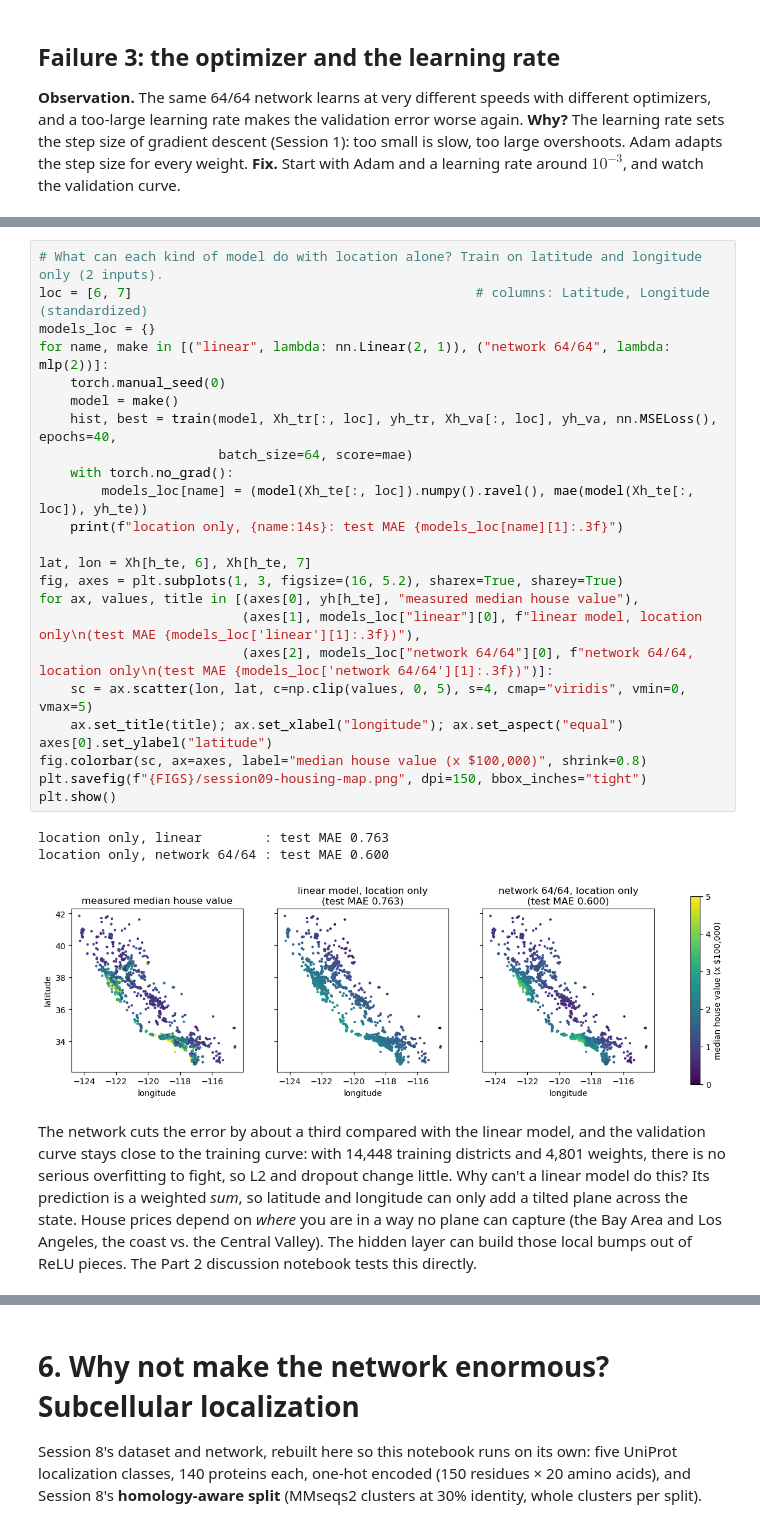
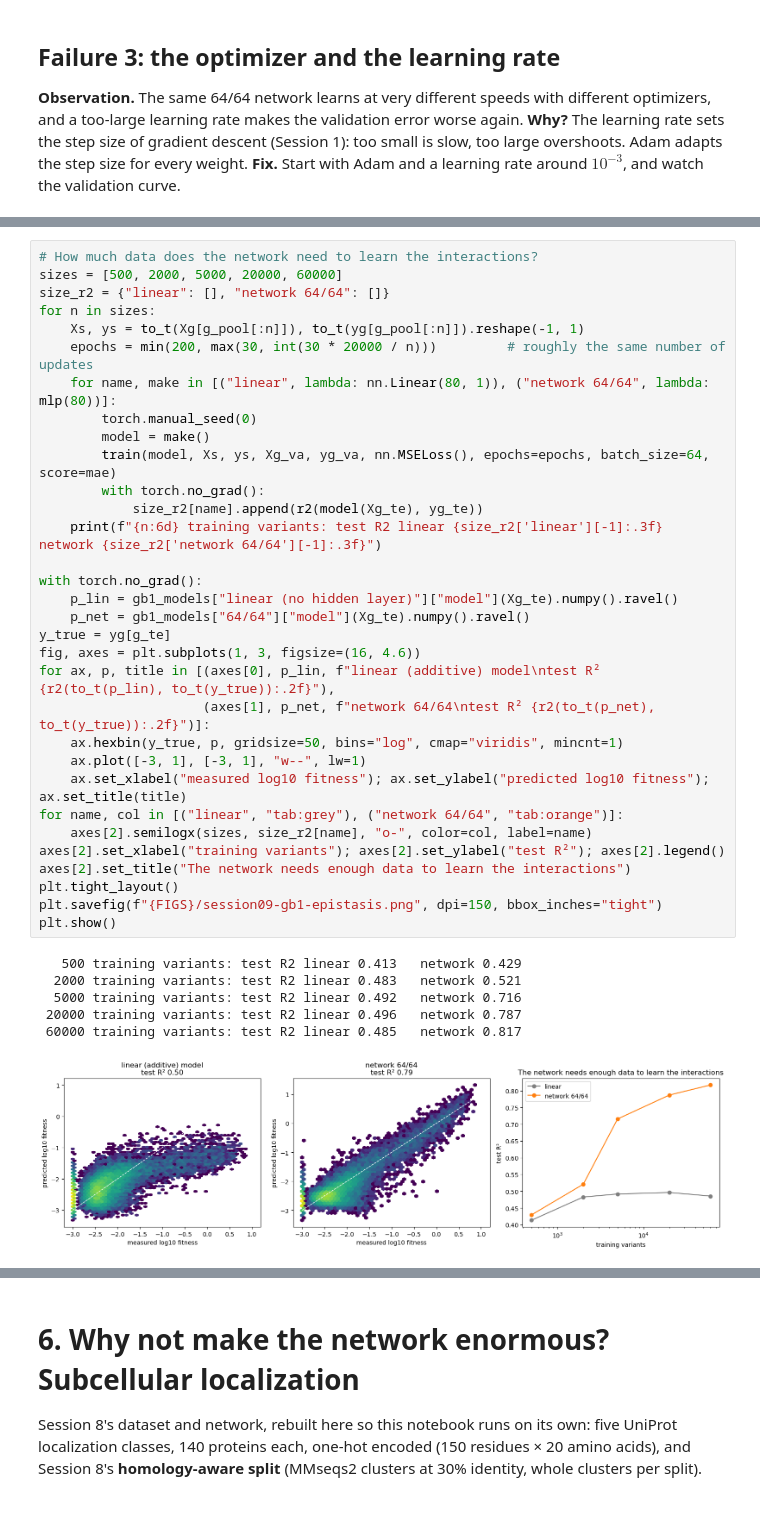
Before and after one commit to ElofssonLab/kb8029-book, a Jupyter notebook: notebooks/session09-backprop-training-regularization.ipynb, the cells around one changed output, grey strips where cells are left out. Drawn from its saved outputs; the diff is of its cells as text.

```diff
--- a/notebooks/session09-backprop-training-regularization.ipynb
+++ b/notebooks/session09-backprop-training-regularization.ipynb
@@ -701,39 +725,39 @@ plt.show()
-# %%
-# What can each kind of model do with location alone? Train on latitude and longitude only (2 inputs).
-loc = [6, 7]                                            # columns: Latitude, Longitude (standardized)
-models_loc = {}
-for name, make in [("linear", lambda: nn.Linear(2, 1)), ("network 64/64", lambda: mlp(2))]:
-    torch.manual_seed(0)
-    model = make()
-    hist, best = train(model, Xh_tr[:, loc], yh_tr, Xh_va[:, loc], yh_va, nn.MSELoss(), epochs=40,
-                       batch_size=64, score=mae)
-    with torch.no_grad():
-        models_loc[name] = (model(Xh_te[:, loc]).numpy().ravel(), mae(model(Xh_te[:, loc]), yh_te))
-    print(f"location only, {name:14s}: test MAE {models_loc[name][1]:.3f}")
-
-lat, lon = Xh[h_te, 6], Xh[h_te, 7]
-fig, axes = plt.subplots(1, 3, figsize=(16, 5.2), sharex=True, sharey=True)
-for ax, values, title in [(axes[0], yh[h_te], "measured median house value"),
-                          (axes[1], models_loc["linear"][0], f"linear model, location only\n(test MAE {models_loc['linear'][1]:.3f})"),
-                          (axes[2], models_loc["network 64/64"][0], f"network 64/64, location only\n(test MAE {models_loc['network 64/64'][1]:.3f})")]:
-    sc = ax.scatter(lon, lat, c=np.clip(values, 0, 5), s=4, cmap="viridis", vmin=0, vmax=5)
-    ax.set_title(title); ax.set_xlabel("longitude"); ax.set_aspect("equal")
-axes[0].set_ylabel("latitude")
-fig.colorbar(sc, ax=axes, label="median house value (x $100,000)", shrink=0.8)
-plt.savefig(f"{FIGS}/session09-housing-map.png", dpi=150, bbox_inches="tight")
-plt.show()
-# %% [output]
-location only, linear        : test MAE 0.763
-location only, network 64/64 : test MAE 0.600
-[figure, removed]
-# %% [markdown]
-The network cuts the error by about a third compared with the linear
-model, and the validation curve stays close to the training curve: with
-14,448 training districts and 4,801 weights, there is no serious
-overfitting to fight, so L2 and dropout change little. Why can't a linear
-model do this? Its prediction is a weighted *sum*, so latitude and
-longitude can only add a tilted plane across the state. House prices
-depend on *where* you are in a way no plane can capture (the Bay Area and
-Los Angeles, the coast vs. the Central Valley). The hidden layer can build
-those local bumps out of ReLU pieces. The Part 2 discussion notebook
-tests this directly.
+# %%
+# How much data does the network need to learn the interactions?
+sizes = [500, 2000, 5000, 20000, 60000]
+size_r2 = {"linear": [], "network 64/64": []}
+for n in sizes:
+    Xs, ys = to_t(Xg[g_pool[:n]]), to_t(yg[g_pool[:n]]).reshape(-1, 1)
+    epochs = min(200, max(30, int(30 * 20000 / n)))         # roughly the same number of updates
+    for name, make in [("linear", lambda: nn.Linear(80, 1)), ("network 64/64", lambda: mlp(80))]:
+        torch.manual_seed(0)
+        model = make()
+        train(model, Xs, ys, Xg_va, yg_va, nn.MSELoss(), epochs=epochs, batch_size=64, score=mae)
+        with torch.no_grad():
+            size_r2[name].append(r2(model(Xg_te), yg_te))
+    print(f"{n:6d} training variants: test R2 linear {size_r2['linear'][-1]:.3f}   network {size_r2['network 64/64'][-1]:.3f}")
+
+with torch.no_grad():
+    p_lin = gb1_models["linear (no hidden layer)"]["model"](Xg_te).numpy().ravel()
+    p_net = gb1_models["64/64"]["model"](Xg_te).numpy().ravel()
+y_true = yg[g_te]
+fig, axes = plt.subplots(1, 3, figsize=(16, 4.6))
+for ax, p, title in [(axes[0], p_lin, f"linear (additive) model\ntest R² {r2(to_t(p_lin), to_t(y_true)):.2f}"),
+                     (axes[1], p_net, f"network 64/64\ntest R² {r2(to_t(p_net), to_t(y_true)):.2f}")]:
+    ax.hexbin(y_true, p, gridsize=50, bins="log", cmap="viridis", mincnt=1)
+    ax.plot([-3, 1], [-3, 1], "w--", lw=1)
+    ax.set_xlabel("measured log10 fitness"); ax.set_ylabel("predicted log10 fitness"); ax.set_title(title)
+for name, col in [("linear", "tab:grey"), ("network 64/64", "tab:orange")]:
+    axes[2].semilogx(sizes, size_r2[name], "o-", color=col, label=name)
+axes[2].set_xlabel("training variants"); axes[2].set_ylabel("test R²"); axes[2].legend()
+axes[2].set_title("The network needs enough data to learn the interactions")
+plt.tight_layout()
+plt.savefig(f"{FIGS}/session09-gb1-epistasis.png", dpi=150, bbox_inches="tight")
+plt.show()
+# %% [output]
+   500 training variants: test R2 linear 0.413   network 0.429
+  2000 training variants: test R2 linear 0.483   network 0.521
+  5000 training variants: test R2 linear 0.492   network 0.716
+ 20000 training variants: test R2 linear 0.496   network 0.787
+ 60000 training variants: test R2 linear 0.485   network 0.817
+[figure, added]
```
Also changed, not shown: parts of 19 cells of this notebook, 10 other files.
